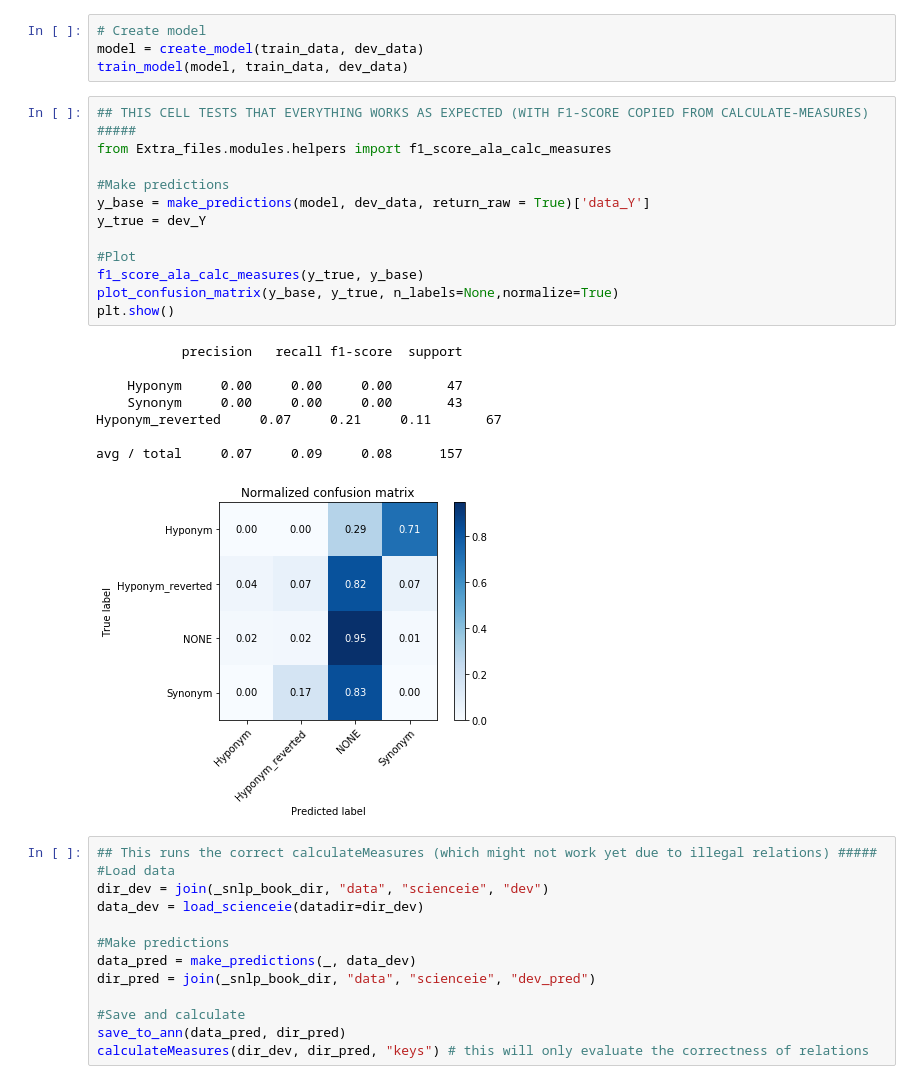
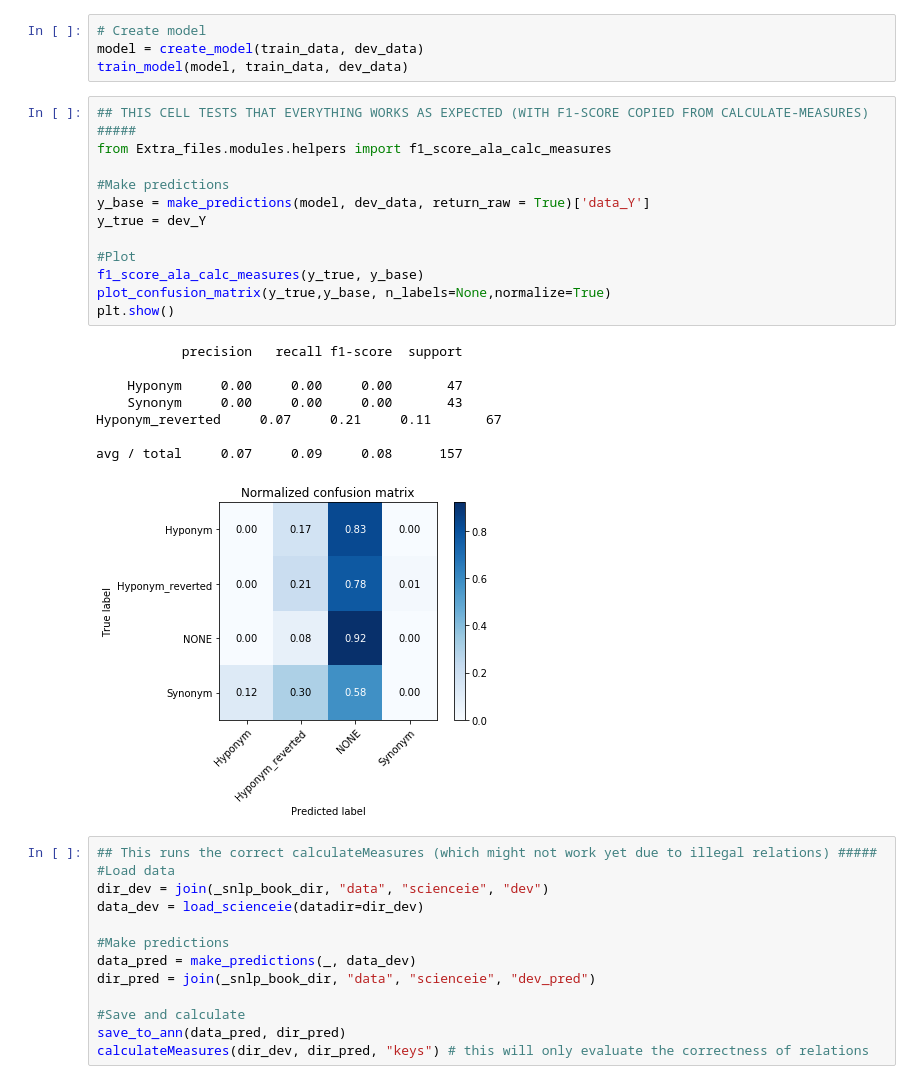
Before and after one commit to UsernamePSQ/nlp_final, a Jupyter notebook: stat-nlp-book/assignments/2019/final_assignment/problem/final_assignment.ipynb, the cells around one changed output. Saved outputs shown, nothing was run; the diff lists cells and outputs as text.

Commit message:
plot_confusion_matrix had wrong y_true and y_pred

```diff
--- a/stat-nlp-book/assignments/2019/final_assignment/problem/final_assignment.ipynb
+++ b/stat-nlp-book/assignments/2019/final_assignment/problem/final_assignment.ipynb
@@ -551,24 +551,24 @@ train_model(model, train_data, dev_data)
 # %%
 ## THIS CELL TESTS THAT EVERYTHING WORKS AS EXPECTED (WITH F1-SCORE COPIED FROM CALCULATE-MEASURES) #####
 from Extra_files.modules.helpers import f1_score_ala_calc_measures
 
 #Make predictions
 y_base = make_predictions(model, dev_data, return_raw = True)['data_Y']
 y_true = dev_Y
 
 #Plot
 f1_score_ala_calc_measures(y_true, y_base)
-plot_confusion_matrix(y_base, y_true, n_labels=None,normalize=True)
+plot_confusion_matrix(y_true,y_base, n_labels=None,normalize=True)
 plt.show()
 # %% [output]
            precision   recall f1-score  support
 
     Hyponym     0.00     0.00     0.00       47
     Synonym     0.00     0.00     0.00       43
 Hyponym_reverted     0.07     0.21     0.11       67
 
 avg / total     0.07     0.09     0.08      157
-[figure, old version]
+[figure, new version]
 # %%
 ## This runs the correct calculateMeasures (which might not work yet due to illegal relations) #####
 #Load data
```
Also changed, not shown: parts of 1 cell of this notebook, 1 other file.
